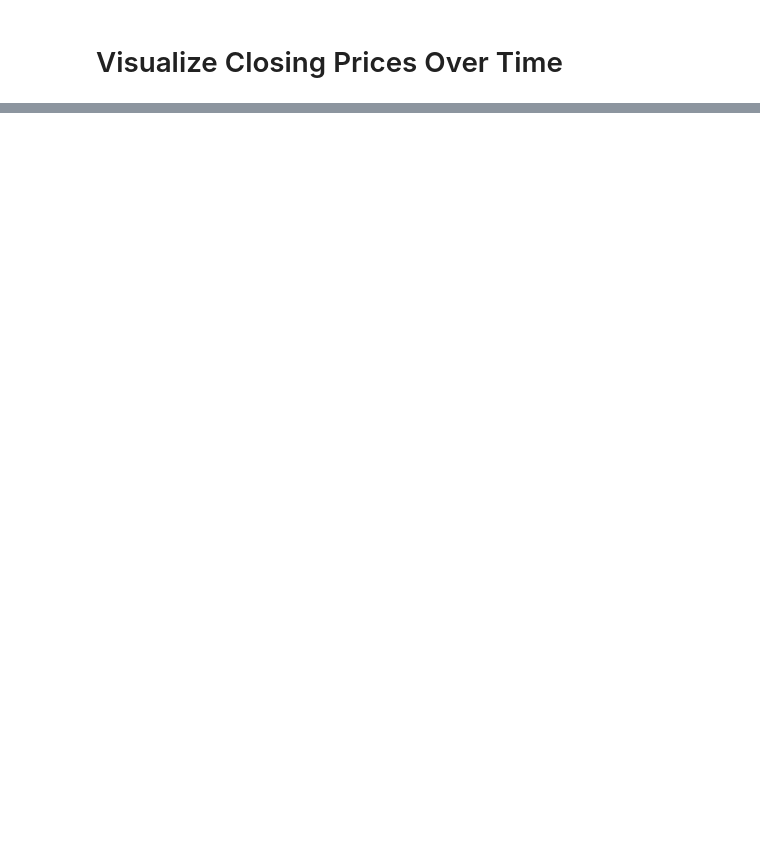
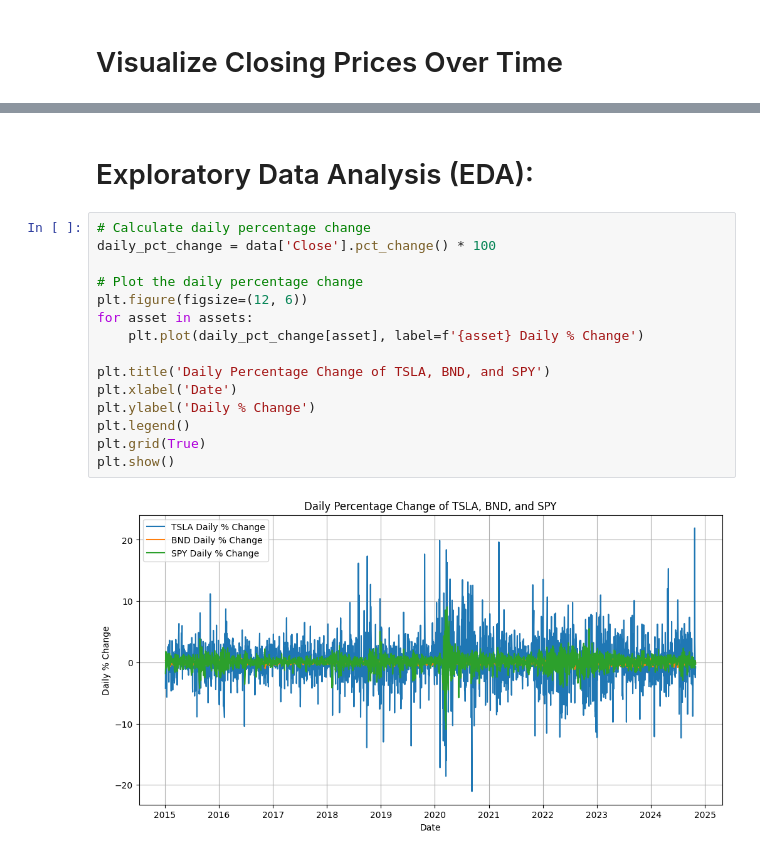
Before and after one commit to wubeabera123/GMF-Portfolio-Forecasting, a Jupyter notebook: notebooks/data_preparation_and_exploration.ipynb, the cells around one changed output, grey strips where cells are left out. Cells and saved outputs as stored; diff of their text form; blank space fills up the shorter version.

```diff
--- a/notebooks/data_preparation_and_exploration.ipynb
+++ b/notebooks/data_preparation_and_exploration.ipynb
@@ -83,0 +79,19 @@ plt.show()
+# %% [markdown]
+# Exploratory Data Analysis (EDA):
+# %%
+# Calculate daily percentage change
+daily_pct_change = data['Close'].pct_change() * 100
+
+# Plot the daily percentage change
+plt.figure(figsize=(12, 6))
+for asset in assets:
+    plt.plot(daily_pct_change[asset], label=f'{asset} Daily % Change')
+
+plt.title('Daily Percentage Change of TSLA, BND, and SPY')
+plt.xlabel('Date')
+plt.ylabel('Daily % Change')
+plt.legend()
+plt.grid(True)
+plt.show()
+# %% [output]
+[figure, added]
```
Also changed, not shown: parts of 13 cells of this notebook.
